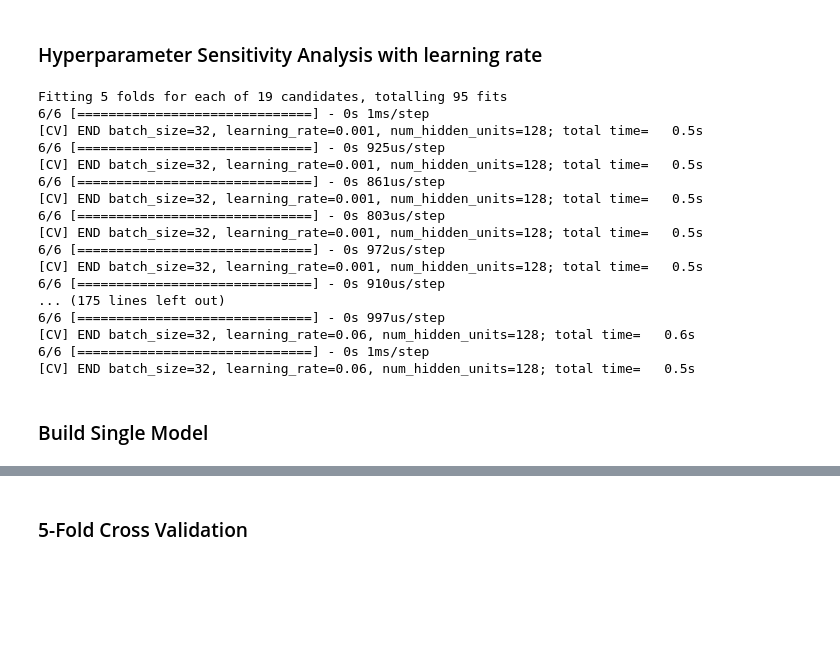
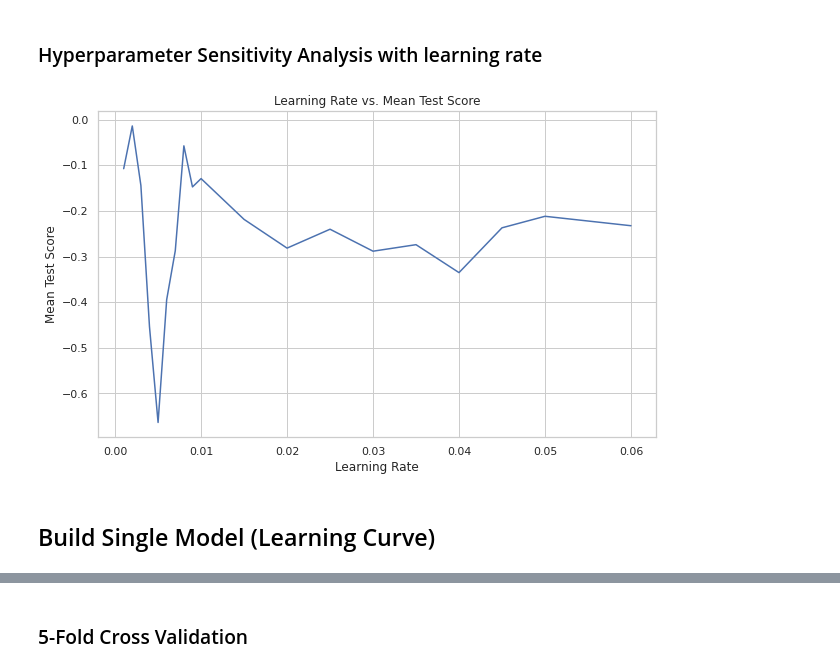
Before and after one commit to JenShumway/MADS_MilestoneII, a Jupyter notebook: modeling_supervised/modeling_feedforward_NN_regression.ipynb, the cells around one changed output, grey strips where cells are left out. Saved outputs shown, nothing was run; the diff lists cells and outputs as text; code cells hidden in the pictures; blank space fills up the shorter version.

```diff
--- a/modeling_supervised/modeling_feedforward_NN_regression.ipynb
+++ b/modeling_supervised/modeling_feedforward_NN_regression.ipynb
@@ -276,7 +327,7 @@ if perform_hp_tuning:
 # %% [markdown]
 ### Hyperparameter Sensitivity Analysis with learning rate
 # %%
-if perform_hp_tuning:
+if perform_hp_tuning and perform_hp_learning_rate_tuning:
     param_dist = {
         "learning_rate": [
             0.001,
@@ -311,22 +362,4 @@ if perform_hp_tuning:
         estimator=model, param_grid=param_dist, scoring="r2", cv=5, verbose=2
     )
     learning_rate_search.fit(X_train, y_train, verbose=0)
-# %% [output]
-Fitting 5 folds for each of 19 candidates, totalling 95 fits
-6/6 [==============================] - 0s 1ms/step
-[CV] END batch_size=32, learning_rate=0.001, num_hidden_units=128; total time=   0.5s
-6/6 [==============================] - 0s 925us/step
-[CV] END batch_size=32, learning_rate=0.001, num_hidden_units=128; total time=   0.5s
-6/6 [==============================] - 0s 861us/step
-[CV] END batch_size=32, learning_rate=0.001, num_hidden_units=128; total time=   0.5s
-6/6 [==============================] - 0s 803us/step
-[CV] END batch_size=32, learning_rate=0.001, num_hidden_units=128; total time=   0.5s
-6/6 [==============================] - 0s 972us/step
-[CV] END batch_size=32, learning_rate=0.001, num_hidden_units=128; total time=   0.5s
-6/6 [==============================] - 0s 910us/step
-... (175 lines left out)
-6/6 [==============================] - 0s 997us/step
-[CV] END batch_size=32, learning_rate=0.06, num_hidden_units=128; total time=   0.6s
-6/6 [==============================] - 0s 1ms/step
-[CV] END batch_size=32, learning_rate=0.06, num_hidden_units=128; total time=   0.5s
 # %%
@@ -336,5 +373,23 @@ if perform_hp_tuning:
+# %%
+if perform_hp_tuning:
+
+    sns.set(style="whitegrid")  # Set the style of the plot
+    plt.figure(figsize=(10, 6))  # Set the figure size
+
+    # Create the line plot
+    sns.lineplot(data=learning_rate_df, x='param_learning_rate', y='mean_test_score')
+
+    # Set labels and title
+    plt.xlabel('Learning Rate')
+    plt.ylabel('Mean Test Score')
+    plt.title('Learning Rate vs. Mean Test Score')
+
+    # Show the plot
+    plt.show()
+# %% [output]
+[figure, added]
 # %% [markdown]
-### Build Single Model
+## Build Single Model (Learning Curve)
 # %%
 # Build the model with the values found from hyperparameter tuning
 best_model = build_model(best_learning_rate, best_num_hidden_units, best_batch_size)
```
Also changed, not shown: parts of 42 cells of this notebook, 3 other files.
